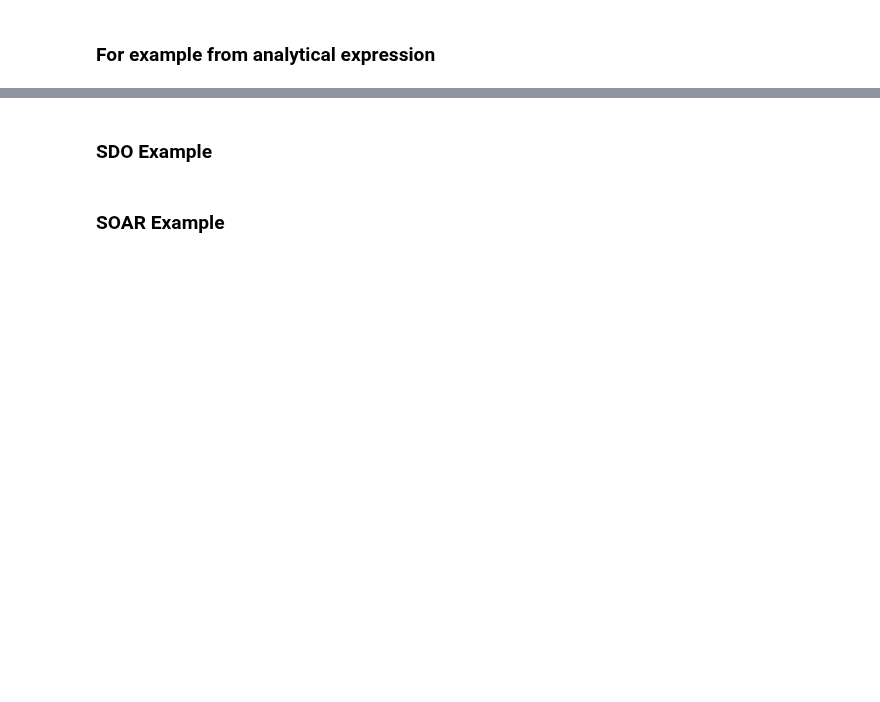
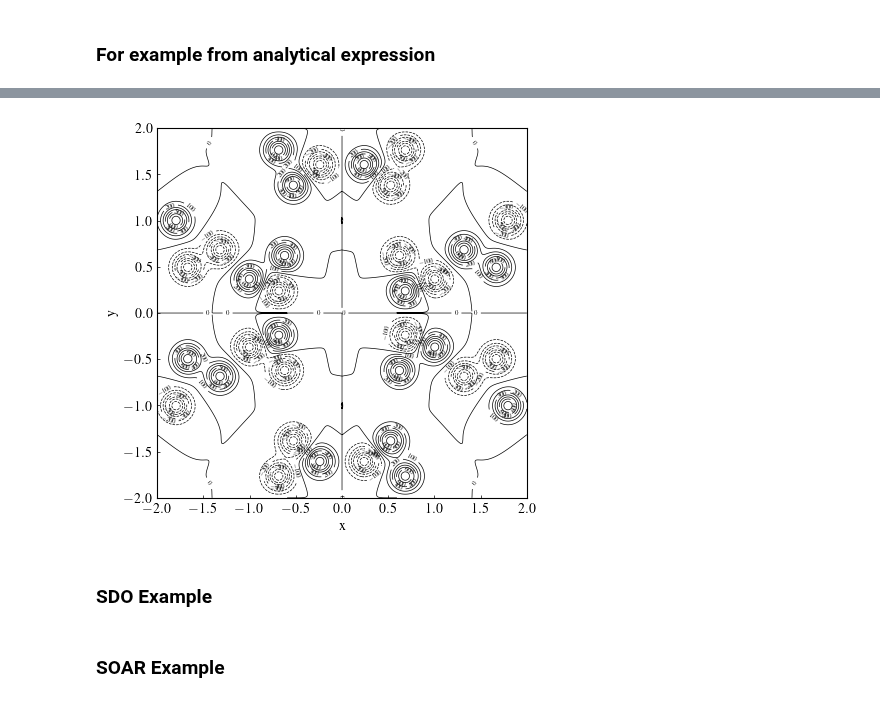
Before and after one commit to LMNadol/mflex, a Jupyter notebook: mhsflex/thesis.ipynb, the cells around one changed output, grey strips where cells are left out. Drawn from its saved outputs; the diff is of its cells as text; code cells hidden in the pictures; blank space fills up the shorter version.

```diff
--- a/mhsflex/thesis.ipynb
+++ b/mhsflex/thesis.ipynb
@@ -95,3 +115,33 @@ data2d = Field2dData(
+# %%
+from mhsflex.b3d import mirror
+
+data_bz_see = mirror(data_bz)
+# %%
+x_arr = np.arange(2*nresol_x) * (2 * xmax) / (2*nresol_x - 1) - xmax
+y_arr = np.arange(2*nresol_y) * (2 * ymax) / (2*nresol_y - 1) - ymax
+
+x_grid, y_grid = np.meshgrid(x_arr, y_arr)
+
+fig = plt.figure()
+ax = fig.add_subplot(111)
+CS = ax.contour(
+    x_grid,
+    y_grid,
+    data_bz_see,
+    18,
+    colors="k",
+    linewidths=0.5,
+)
+ax.set_xlabel("x")
+ax.set_ylabel("y")
+ax.clabel(CS, fontsize=5, inline=True)
+ax.set_box_aspect(1)
+ax.tick_params(direction="in", length=2, width=0.5)
+plotname = "/Users/lilli/Desktop/Thesis/multipole_contour_seehafer.png"
+plt.savefig(plotname, dpi=600, bbox_inches="tight", pad_inches=0.1)
+plt.show()
+# %% [output]
+[figure, added]
 # %% [markdown]
 ### SDO Example
 # %%
```
Also changed, not shown: parts of 2 cells of this notebook, 6 other files.
